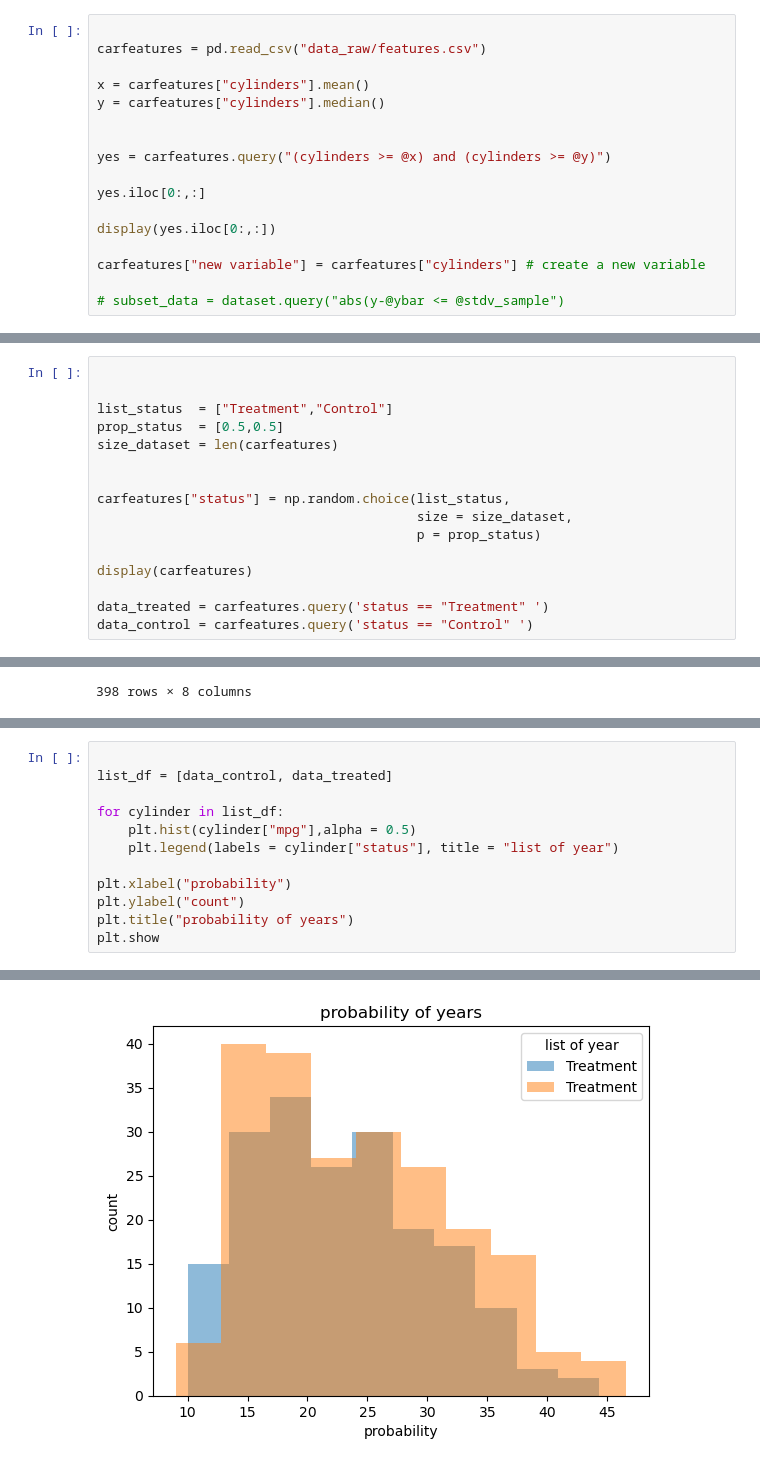
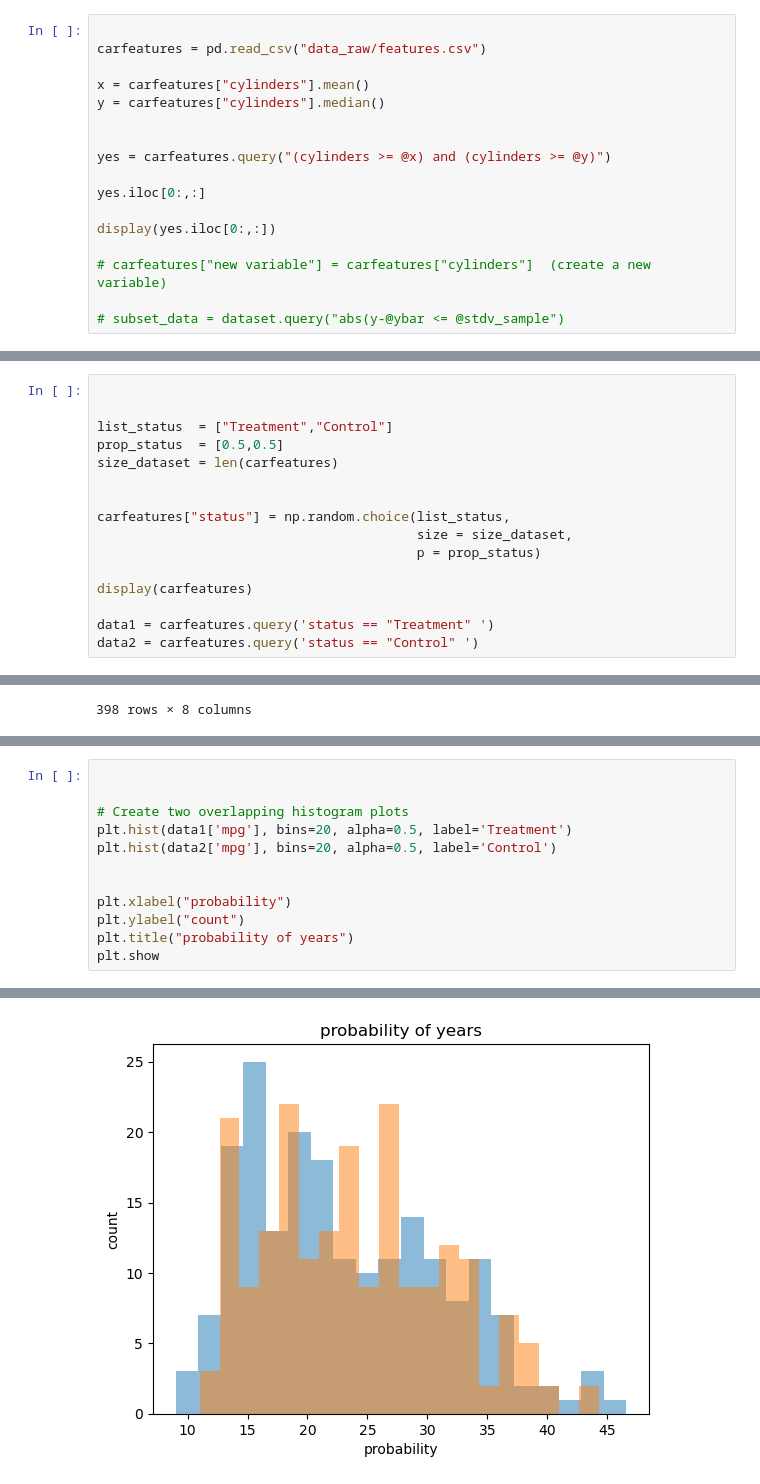
Before and after one commit to EricZou007/qtm151spring2023, a Jupyter notebook: Lecture 12/Lecture 12.ipynb, the cells around one changed output, grey strips where cells are left out. Cells and saved outputs as stored; diff of their text form.

```diff
--- a/Lecture 12/Lecture 12.ipynb
+++ b/Lecture 12/Lecture 12.ipynb
@@ -211,7 +217,7 @@ yes.iloc[0:,:]
 
 display(yes.iloc[0:,:])
 
-carfeatures["new variable"] = carfeatures["cylinders"] # create a new variable
+# carfeatures["new variable"] = carfeatures["cylinders"]  (create a new variable)
 
 # subset_data = dataset.query("abs(y-@ybar <= @stdv_sample")
 # %% [output]
@@ -267,8 +273,8 @@ carfeatures["status"] = np.random.choice(list_status,
 
 display(carfeatures)
 
-data_treated = carfeatures.query('status == "Treatment" ')
-data_control = carfeatures.query('status == "Control" ')
+data1 = carfeatures.query('status == "Treatment" ')
+data2 = carfeatures.query('status == "Control" ')
 # %% [output]
 |  | mpg | cylinders | displacement | horsepower | weight | acceleration | vehicle_id | status |
 | 0 | 18.0 | 8 | 307 | 130 | 3504 | 12.0 | C-1689780 | Control |
@@ -331,16 +345,16 @@ for x, y in zip(dataset["x"], dataset["y"]):
 assignment produces very similar distributions between two groups
 # %%
 
-list_df = [data_control, data_treated]
 
-for cylinder in list_df:
-    plt.hist(cylinder["mpg"],alpha = 0.5)
-    plt.legend(labels = cylinder["status"], title = "list of year")
+# Create two overlapping histogram plots
+plt.hist(data1['mpg'], bins=20, alpha=0.5, label='Treatment')
+plt.hist(data2['mpg'], bins=20, alpha=0.5, label='Control')
+
 
 plt.xlabel("probability")
 plt.ylabel("count")
 plt.title("probability of years")
 plt.show
 # %% [output]
 <function matplotlib.pyplot.show(close=None, block=None)>
-[figure, old version]
+[figure, new version]
```
Also changed, not shown: parts of 2 cells of this notebook, 4 other files.
